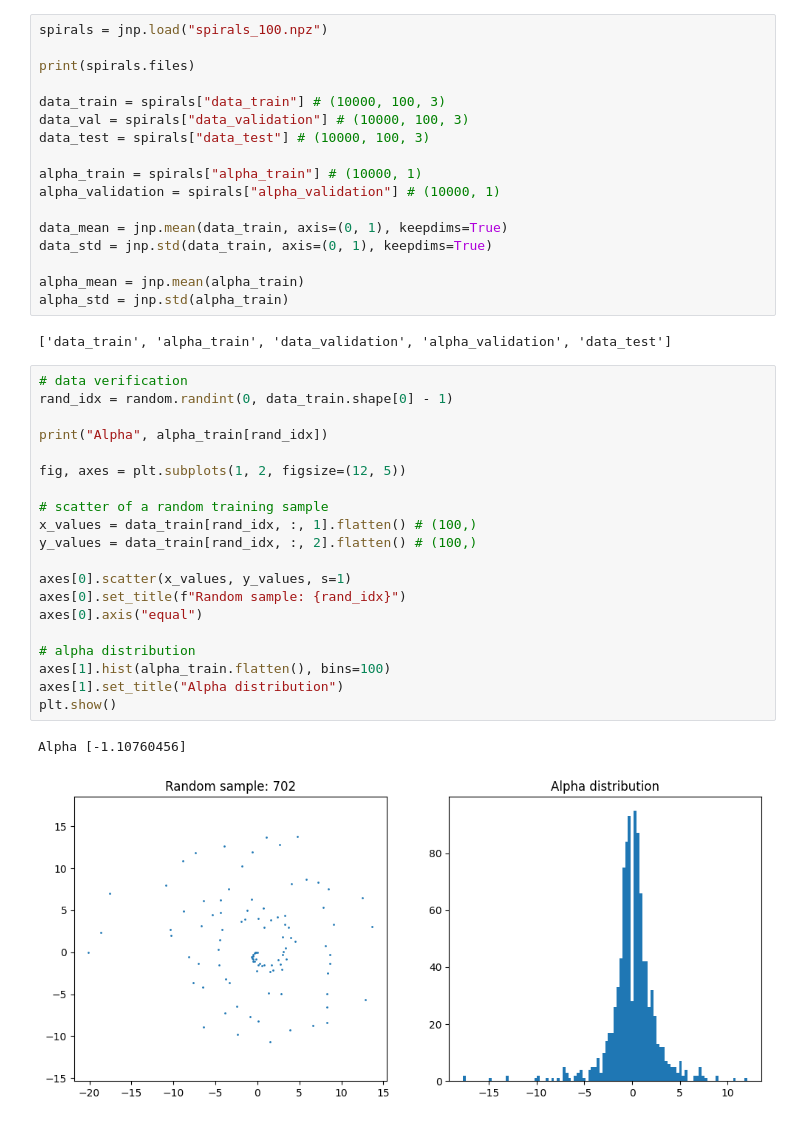
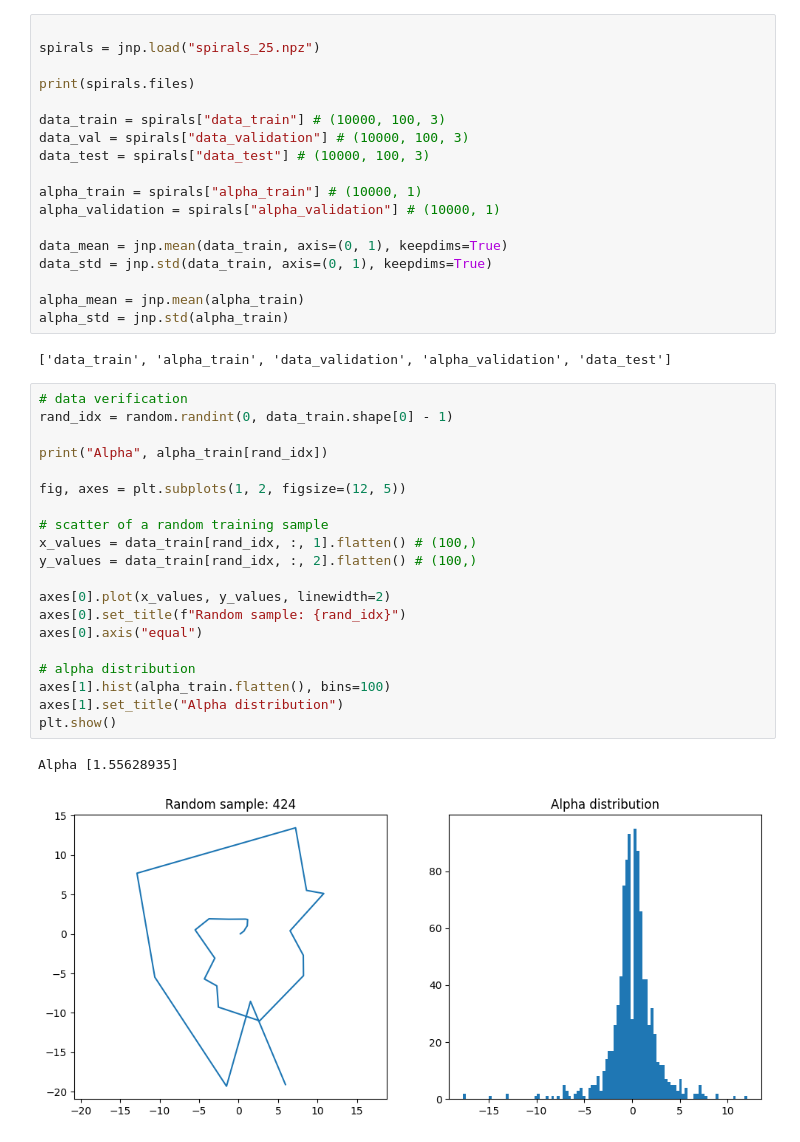
Before and after one commit to LoSpiri/jax-neural-odes, a Jupyter notebook: assignment_5/main.ipynb, the cells around one changed output. Drawn from its saved outputs; the diff is of its cells as text.

```diff
--- a/assignment_5/main.ipynb
+++ b/assignment_5/main.ipynb
@@ -10,7 +10,8 @@ from tqdm.notebook import tqdm
 import random
 import numpy as np
 # %%
-spirals = jnp.load("spirals_100.npz")
+
+spirals = jnp.load("spirals_25.npz")
 
 print(spirals.files)
 
@@ -31,26 +32,26 @@ alpha_std = jnp.std(alpha_train)
 # %%
 # data verification
 rand_idx = random.randint(0, data_train.shape[0] - 1)
 
 print("Alpha", alpha_train[rand_idx])
 
 fig, axes = plt.subplots(1, 2, figsize=(12, 5))
 
 # scatter of a random training sample
 x_values = data_train[rand_idx, :, 1].flatten() # (100,)
 y_values = data_train[rand_idx, :, 2].flatten() # (100,)
 
-axes[0].scatter(x_values, y_values, s=1)
+axes[0].plot(x_values, y_values, linewidth=2)
 axes[0].set_title(f"Random sample: {rand_idx}")
 axes[0].axis("equal")
 
 # alpha distribution
 axes[1].hist(alpha_train.flatten(), bins=100)
 axes[1].set_title("Alpha distribution")
 plt.show()
 # %% [output]
-Alpha [-1.10760456]
+Alpha [1.55628935]
-[figure, old version]
+[figure, new version]
 # %%
 fig, axs = plt.subplots(1, 2, figsize=(12, 5))
 
```
Also changed, not shown: parts of 2 cells of this notebook, 10 other files.
